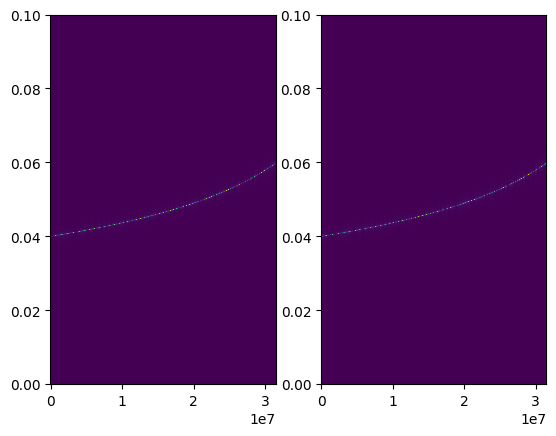
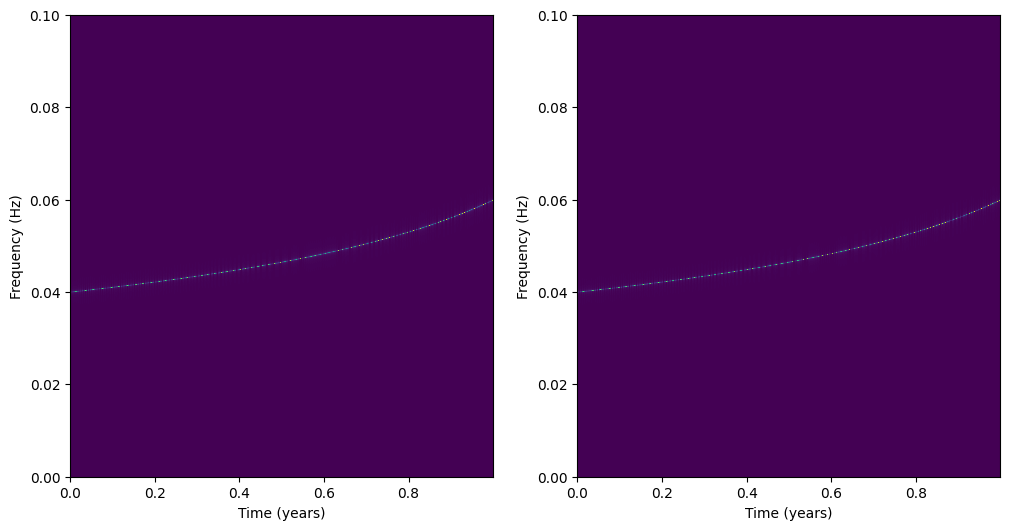
The notebook cell's code change between the first figure and the second:
--- before
+++ after
@@ -14,12 +14,18 @@
 tf_spin = spin_generator(pars)
 
+plt.figure(figsize=(12, 6))
 plt.subplot(121)
 plt.pcolormesh(
-    ecc_generator.t_tranche, ecc_generator.f_tranche, np.abs(tf_ecc[:, :, 0].T)
+    ecc_generator.t_tranche/(365.25*24*3600), ecc_generator.f_tranche, np.abs(tf_ecc[:, :, 0].T)
 )
+plt.xlabel("Time (years)")
+plt.ylabel("Frequency (Hz)")
 plt.subplot(122)
 plt.pcolormesh(
-    spin_generator.t_tranche,
+    spin_generator.t_tranche/(365.25*24*3600),
     spin_generator.f_tranche,
     np.abs(tf_spin[:, :, 0].T),
 )
+plt.xlabel("Time (years)")
+plt.ylabel("Frequency (Hz)")
+plt.show()

Commit: MAINT: Augmenting/Cleanup example notebooks